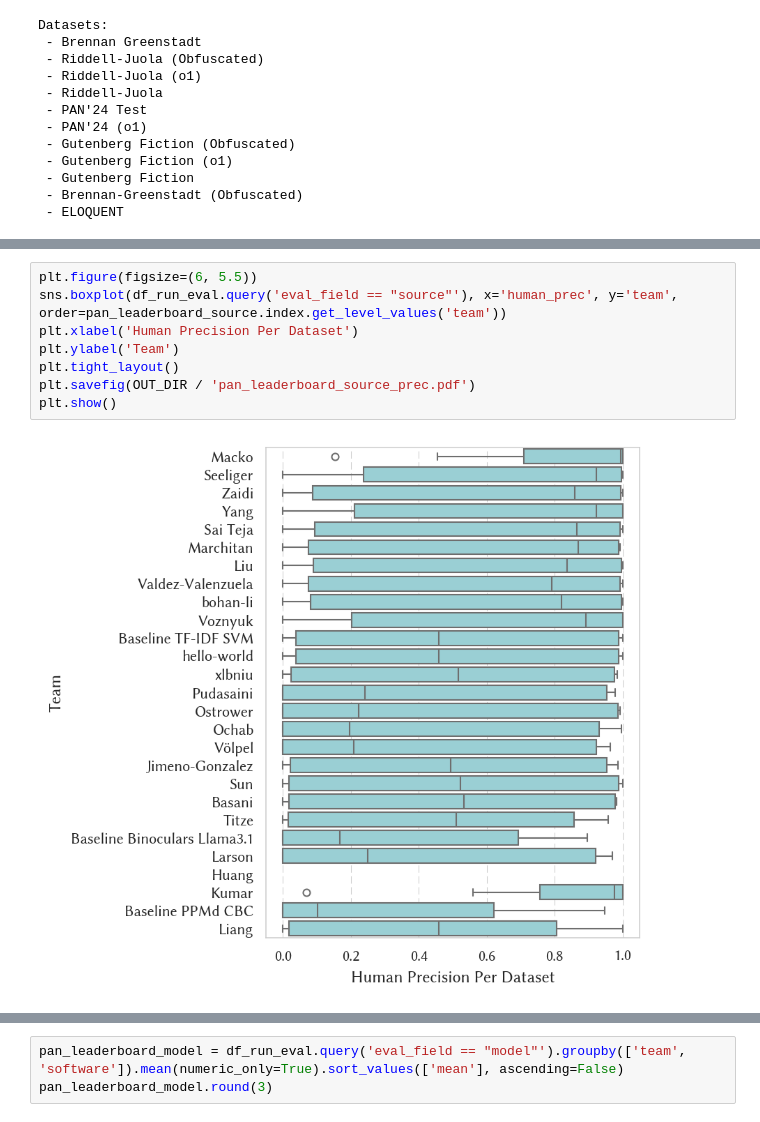
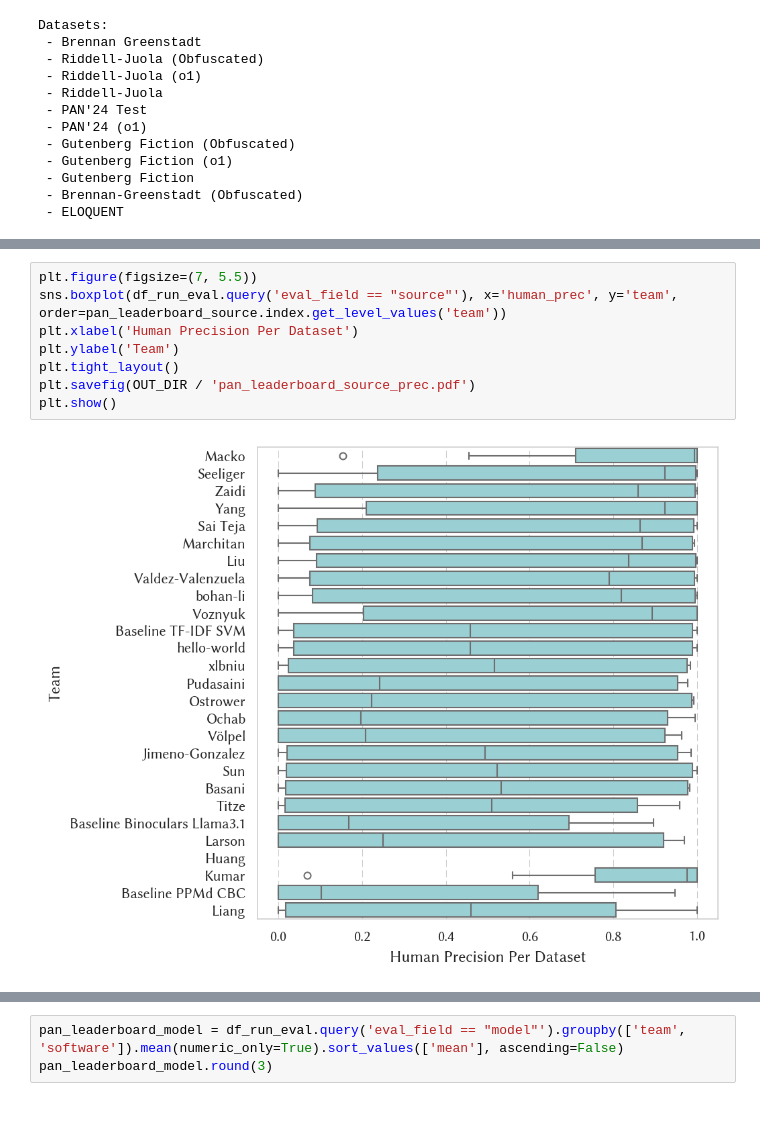
Before and after one commit to pan-webis-de/pan25-generative-ai-authorship-verification, a Jupyter notebook: notebooks/task_eval.ipynb, the cells around one changed output, grey strips where cells are left out. Drawn from its saved outputs; the diff is of its cells as text.

```diff
--- a/notebooks/task_eval.ipynb
+++ b/notebooks/task_eval.ipynb
@@ -289,11 +291,11 @@ plt.show()
 # %%
-plt.figure(figsize=(6, 5.5))
+plt.figure(figsize=(7, 5.5))
 sns.boxplot(df_run_eval.query('eval_field == "source"'), x='human_prec', y='team', order=pan_leaderboard_source.index.get_level_values('team'))
 plt.xlabel('Human Precision Per Dataset')
 plt.ylabel('Team')
 plt.tight_layout()
 plt.savefig(OUT_DIR / 'pan_leaderboard_source_prec.pdf')
 plt.show()
 # %% [output]
-[figure, old version]
+[figure, new version]
 # %%
```
Also changed, not shown: parts of 11 cells of this notebook.
